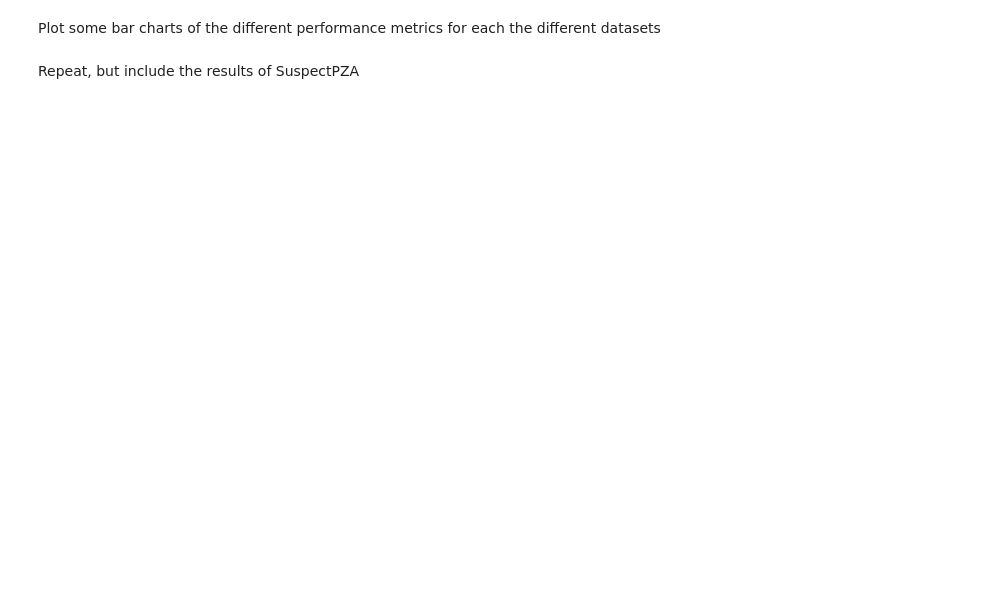
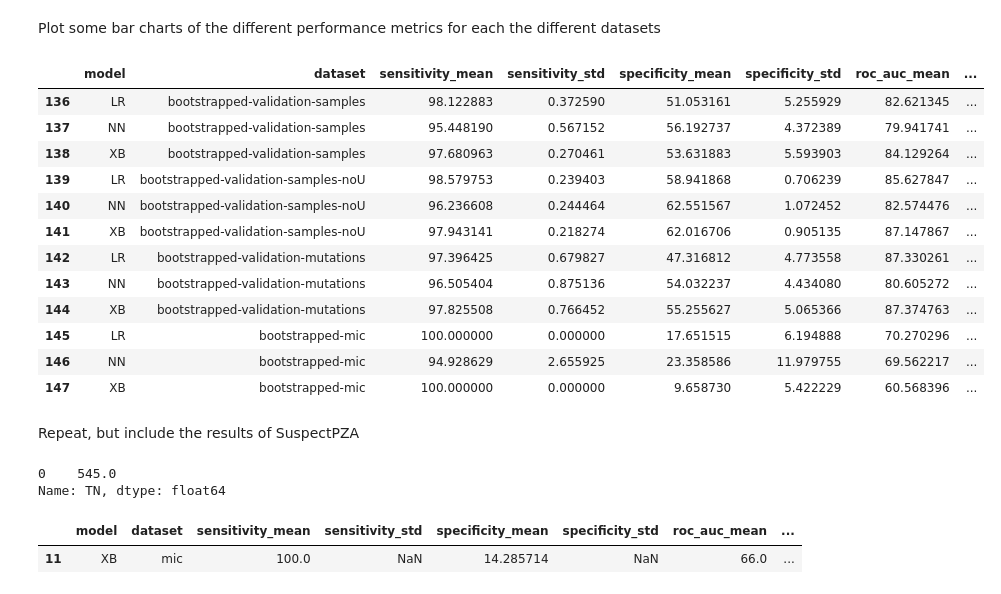
Before and after one commit to fowler-lab/predict-pyrazinamide-resistance, a Jupyter notebook: 13-create-figure-5.ipynb, the cells around one changed output. Cells and saved outputs as stored; diff of their text form; code cells hidden in the pictures; blank space fills up the shorter version.

```diff
--- a/13-create-figure-5.ipynb
+++ b/13-create-figure-5.ipynb
@@ -58,5 +54,21 @@ results
 # %% [markdown]
 Plot some bar charts of the different performance metrics for each the different datasets
+# %%
+results[results.dataset.str.contains('boot')]
+# %% [output]
+|  | model | dataset | sensitivity_mean | sensitivity_std | specificity_mean | specificity_std | roc_auc_mean | ... |
+| 136 | LR | bootstrapped-validation-samples | 98.122883 | 0.372590 | 51.053161 | 5.255929 | 82.621345 | ... |
+| 137 | NN | bootstrapped-validation-samples | 95.448190 | 0.567152 | 56.192737 | 4.372389 | 79.941741 | ... |
+| 138 | XB | bootstrapped-validation-samples | 97.680963 | 0.270461 | 53.631883 | 5.593903 | 84.129264 | ... |
+| 139 | LR | bootstrapped-validation-samples-noU | 98.579753 | 0.239403 | 58.941868 | 0.706239 | 85.627847 | ... |
+| 140 | NN | bootstrapped-validation-samples-noU | 96.236608 | 0.244464 | 62.551567 | 1.072452 | 82.574476 | ... |
+| 141 | XB | bootstrapped-validation-samples-noU | 97.943141 | 0.218274 | 62.016706 | 0.905135 | 87.147867 | ... |
+| 142 | LR | bootstrapped-validation-mutations | 97.396425 | 0.679827 | 47.316812 | 4.773558 | 87.330261 | ... |
+| 143 | NN | bootstrapped-validation-mutations | 96.505404 | 0.875136 | 54.032237 | 4.434080 | 80.605272 | ... |
+| 144 | XB | bootstrapped-validation-mutations | 97.825508 | 0.766452 | 55.255627 | 5.065366 | 87.374763 | ... |
+| 145 | LR | bootstrapped-mic | 100.000000 | 0.000000 | 17.651515 | 6.194888 | 70.270296 | ... |
+| 146 | NN | bootstrapped-mic | 94.928629 | 2.655925 | 23.358586 | 11.979755 | 69.562217 | ... |
+| 147 | XB | bootstrapped-mic | 100.000000 | 0.000000 | 9.658730 | 5.422229 | 60.568396 | ... |
 # %%
 for metric in ['sensitivity', 'specificity', 'roc_auc', 'diagnostic_odds_ratio']:
     for dataset in ['validation-samples', 'validation-samples-noU', 'validation-mutations']:
@@ -144,0 +163,10 @@ for idx,row in results.iterrows():
+# %%
+dict(row)['TN']
+# %% [output]
+0    545.0
+Name: TN, dtype: float64
+# %%
+df
+# %% [output]
+|  | model | dataset | sensitivity_mean | sensitivity_std | specificity_mean | specificity_std | roc_auc_mean | ... |
+| 11 | XB | mic | 100.0 | NaN | 14.285714 | NaN | 66.0 | ... |
```
Also changed, not shown: parts of 4 cells of this notebook, 4 other files.
